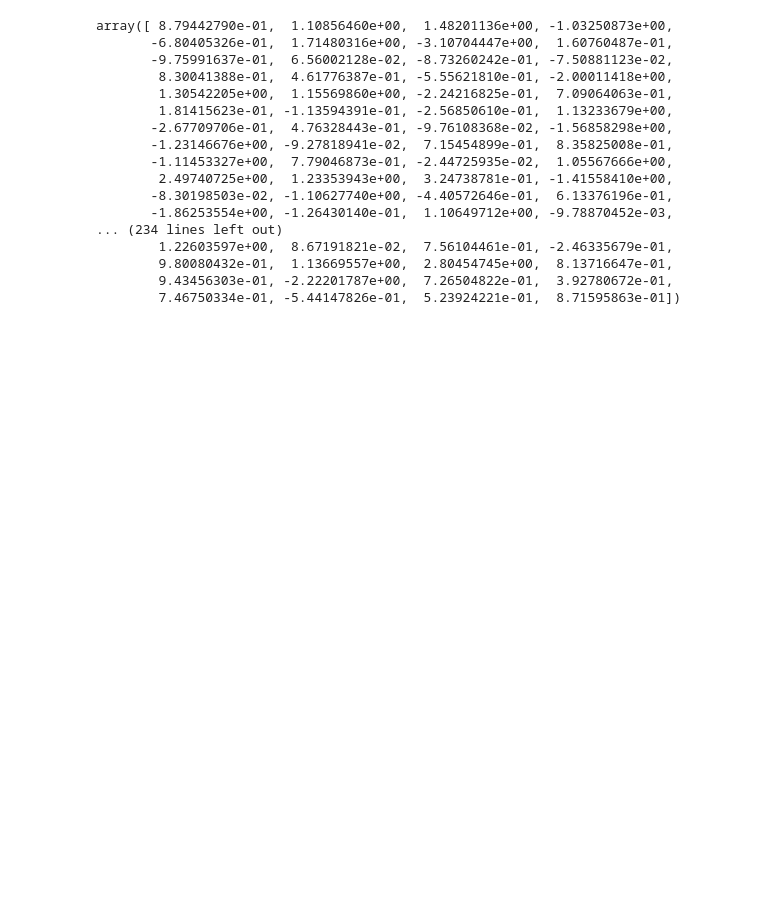
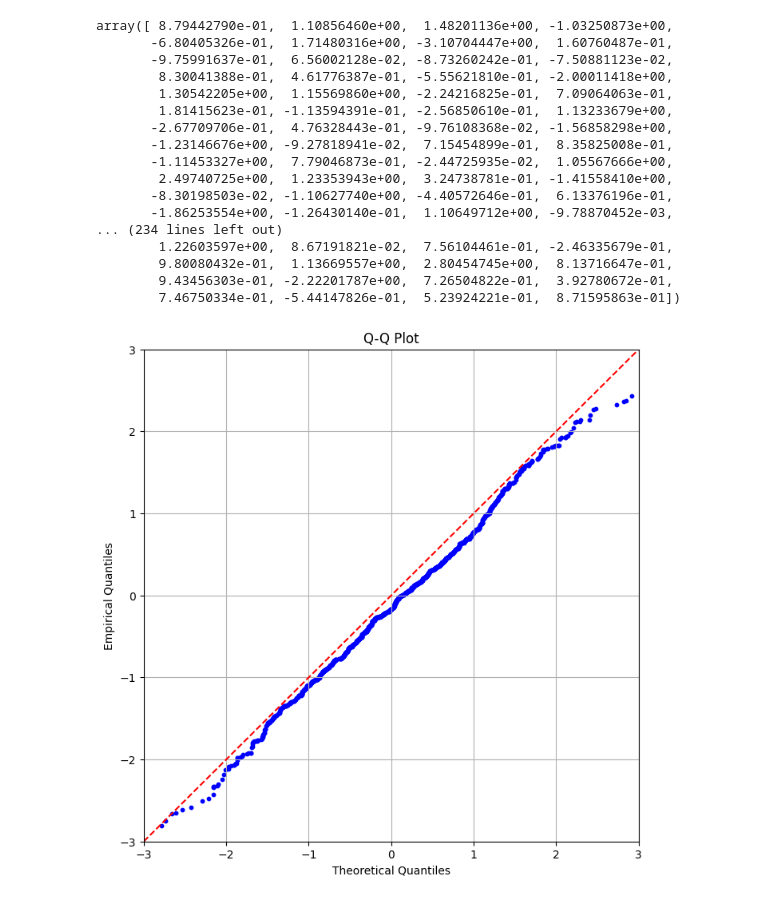
Before and after one commit to rahul8879/rbyte_ai_engineering, a Jupyter notebook: math/basic_stats.ipynb, the cells around one changed output. Drawn from its saved outputs; the diff is of its cells as text; code cells hidden in the pictures; blank space fills up the shorter version.

Commit message:
added the stats code

```diff
--- a/math/basic_stats.ipynb
+++ b/math/basic_stats.ipynb
@@ -162,3 +162,31 @@ array([ 8.79442790e-01,  1.10856460e+00,  1.48201136e+00, -1.03250873e+00,
         9.80080432e-01,  1.13669557e+00,  2.80454745e+00,  8.13716647e-01,
         9.43456303e-01, -2.22201787e+00,  7.26504822e-01,  3.92780672e-01,
         7.46750334e-01, -5.44147826e-01,  5.23924221e-01,  8.71595863e-01])
+# %%
+## lets implement q-q plot from scratch
+import numpy as np
+import matplotlib.pyplot as plt
+import scipy.stats as stats
+# generate random normal data
+income = np.random.normal(loc=0, scale=1, size=1000)
+# generate theoretical quantiles
+theoretical_quantiles = np.sort(np.random.normal(loc=0, scale=1, size=1000))
+# sort the data and compute percentiles
+income = np.sort(income)
+percentiles = np.linspace(0, 100, len(income))
+# compute empirical quantiles
+empirical_quantiles = np.percentile(income, percentiles)
+
+# plot the q-q plot
+plt.figure(figsize=(8, 8))
+plt.scatter(theoretical_quantiles, empirical_quantiles, color='blue', s=10)
+plt.plot([-3, 3], [-3, 3], color='red', linestyle='--')
+plt.title('Q-Q Plot')
+plt.xlabel('Theoretical Quantiles')
+plt.ylabel('Empirical Quantiles')
+plt.xlim([-3, 3])
+plt.ylim([-3, 3])
+plt.grid()
+plt.show()
+# %% [output]
+[figure, added]
```
Also changed, not shown: parts of 14 cells of this notebook, 1 other file.
